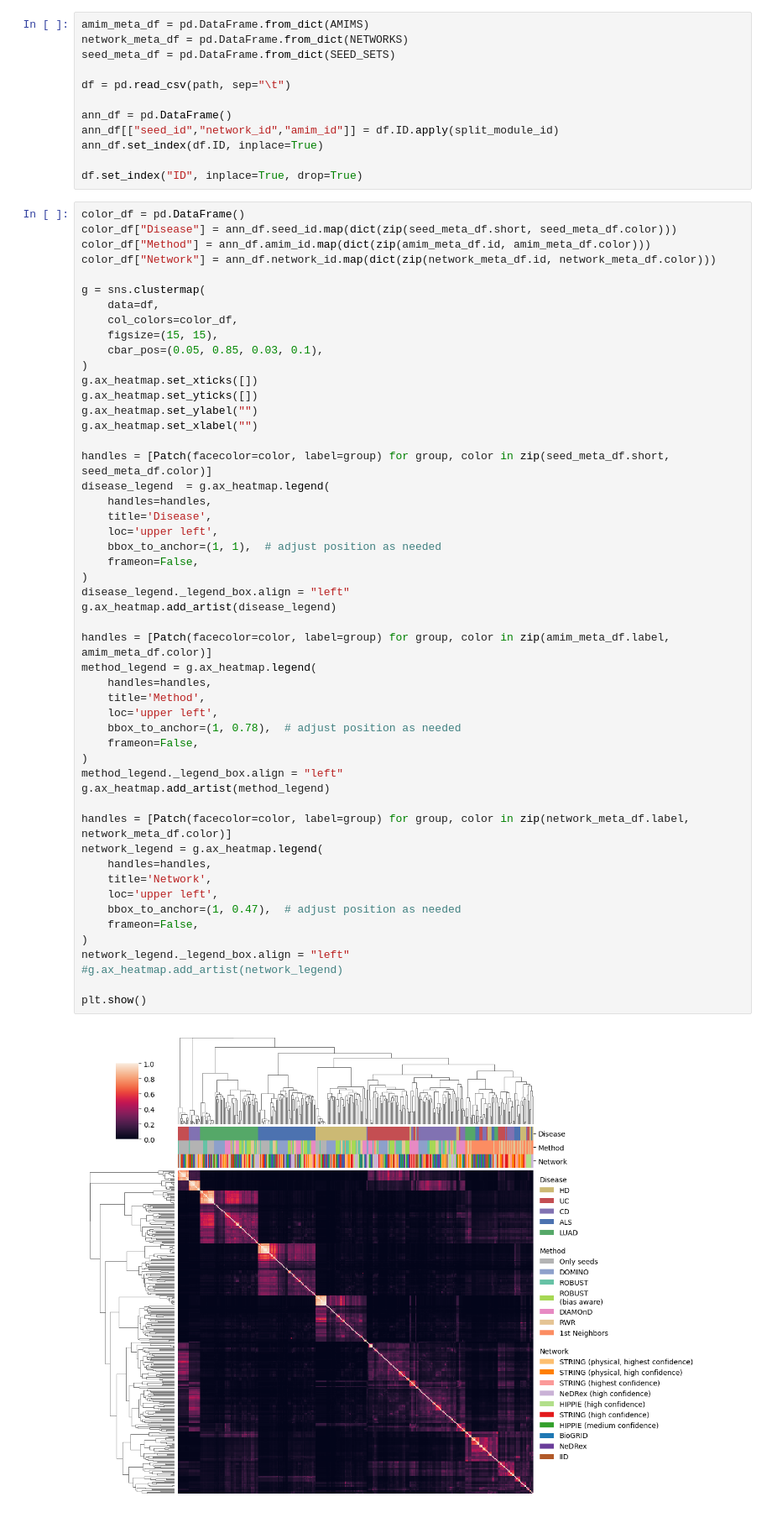
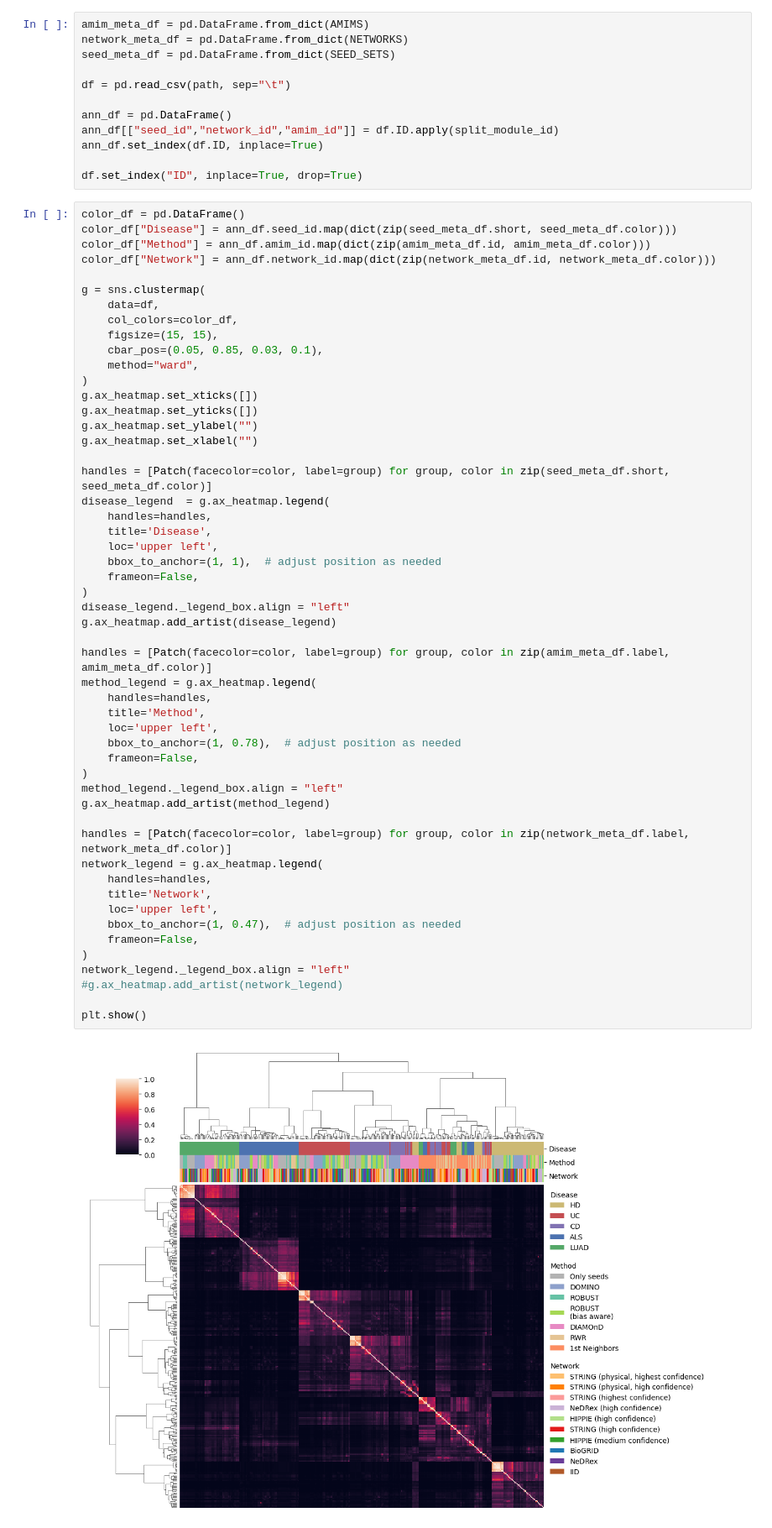
Before and after one commit to REPO4EU/modulediscovery_demonstration, a Jupyter notebook: src/08_module_overlap.ipynb, the cells around one changed output. Shown at 84% size. Drawn from its saved outputs; the diff is of its cells as text.

Commit message:
switched to ward as clustering method

```diff
--- a/src/08_module_overlap.ipynb
+++ b/src/08_module_overlap.ipynb
@@ -37,6 +40,7 @@ g = sns.clustermap(
     col_colors=color_df,
     figsize=(15, 15),
     cbar_pos=(0.05, 0.85, 0.03, 0.1),
+    method="ward",
 )
 g.ax_heatmap.set_xticks([])
 g.ax_heatmap.set_yticks([])
@@ -51,31 +55,31 @@ disease_legend  = g.ax_heatmap.legend(
     bbox_to_anchor=(1, 1),  # adjust position as needed
     frameon=False,
 )
 disease_legend._legend_box.align = "left"
 g.ax_heatmap.add_artist(disease_legend)
 
 handles = [Patch(facecolor=color, label=group) for group, color in zip(amim_meta_df.label, amim_meta_df.color)]
 method_legend = g.ax_heatmap.legend(
     handles=handles,
     title='Method',
     loc='upper left',
     bbox_to_anchor=(1, 0.78),  # adjust position as needed
     frameon=False,
 )
 method_legend._legend_box.align = "left"
 g.ax_heatmap.add_artist(method_legend)
 
 handles = [Patch(facecolor=color, label=group) for group, color in zip(network_meta_df.label, network_meta_df.color)]
 network_legend = g.ax_heatmap.legend(
     handles=handles,
     title='Network',
     loc='upper left',
     bbox_to_anchor=(1, 0.47),  # adjust position as needed
     frameon=False,
 )
 network_legend._legend_box.align = "left"
 #g.ax_heatmap.add_artist(network_legend)
 
 plt.show()
 # %% [output]
-[figure, old version]
+[figure, new version]
```
Also changed, not shown: parts of 1 cell of this notebook.
